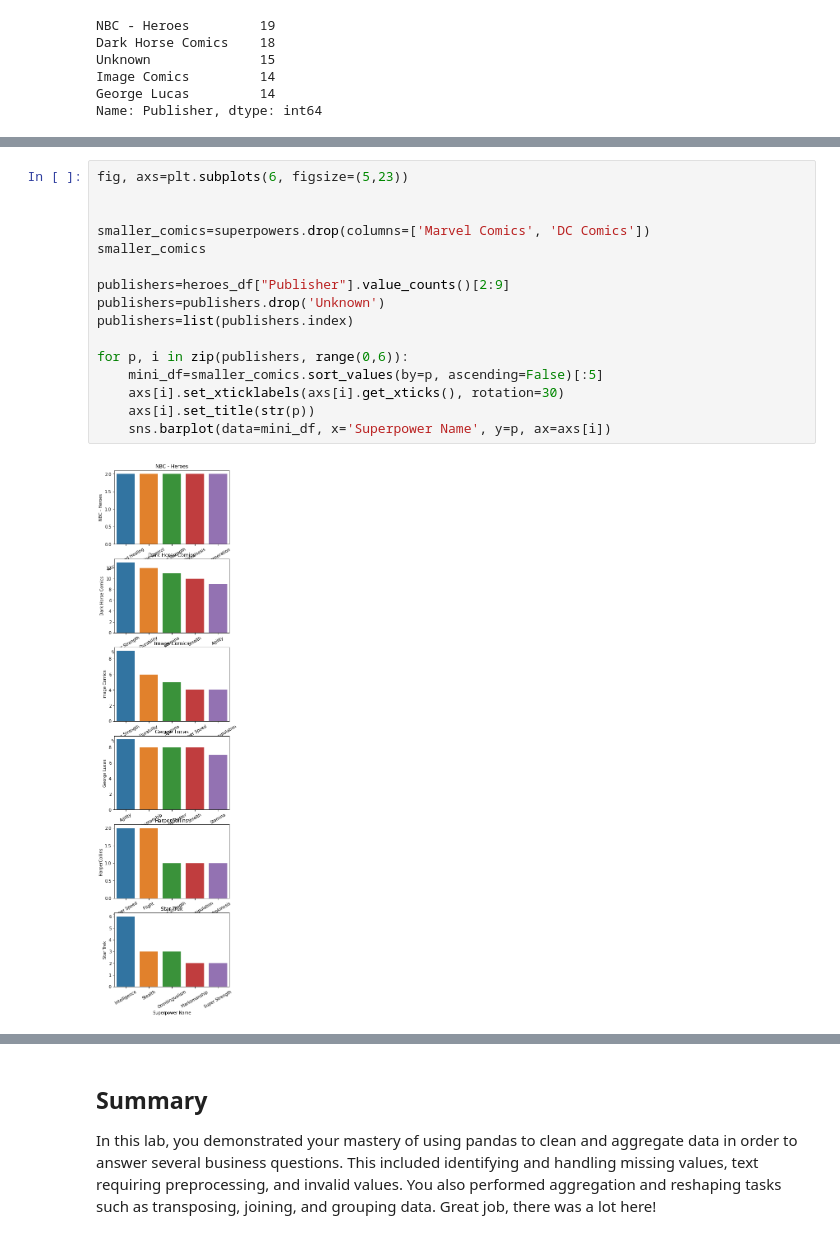
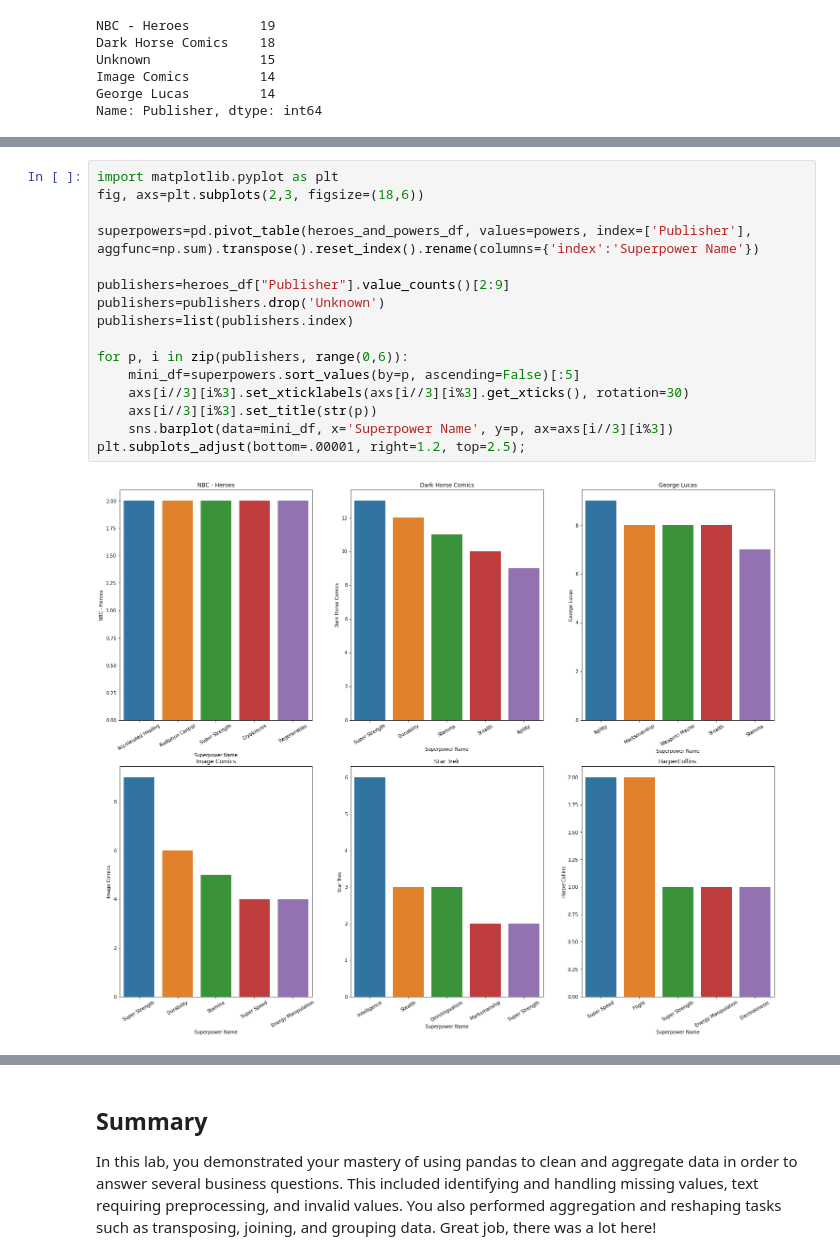
Before and after one commit to jmclaughlin712/dsc-pandas-data-cleaning-lab, a Jupyter notebook: index.ipynb, the cells around one changed output, grey strips where cells are left out. Cells and saved outputs as stored; diff of their text form.

```diff
--- a/index.ipynb
+++ b/index.ipynb
@@ -801,18 +798,18 @@ ax2.set_title("Frequency of Top Superpowers in DC Comics");
 # %%
-fig, axs=plt.subplots(6, figsize=(5,23))
+import matplotlib.pyplot as plt
+fig, axs=plt.subplots(2,3, figsize=(18,6))
 
-
-smaller_comics=superpowers.drop(columns=['Marvel Comics', 'DC Comics'])
-smaller_comics
+superpowers=pd.pivot_table(heroes_and_powers_df, values=powers, index=['Publisher'], aggfunc=np.sum).transpose().reset_index().rename(columns={'index':'Superpower Name'})
 
 publishers=heroes_df["Publisher"].value_counts()[2:9]
 publishers=publishers.drop('Unknown')
 publishers=list(publishers.index)
 
 for p, i in zip(publishers, range(0,6)):
-    mini_df=smaller_comics.sort_values(by=p, ascending=False)[:5]
-    axs[i].set_xticklabels(axs[i].get_xticks(), rotation=30)
-    axs[i].set_title(str(p))
-    sns.barplot(data=mini_df, x='Superpower Name', y=p, ax=axs[i])
+    mini_df=superpowers.sort_values(by=p, ascending=False)[:5]
+    axs[i//3][i%3].set_xticklabels(axs[i//3][i%3].get_xticks(), rotation=30)
+    axs[i//3][i%3].set_title(str(p))
+    sns.barplot(data=mini_df, x='Superpower Name', y=p, ax=axs[i//3][i%3])
+plt.subplots_adjust(bottom=.00001, right=1.2, top=2.5);
 # %% [output]
-[figure, old version]
+[figure, new version]
```
Also changed, not shown: parts of 7 cells of this notebook.
